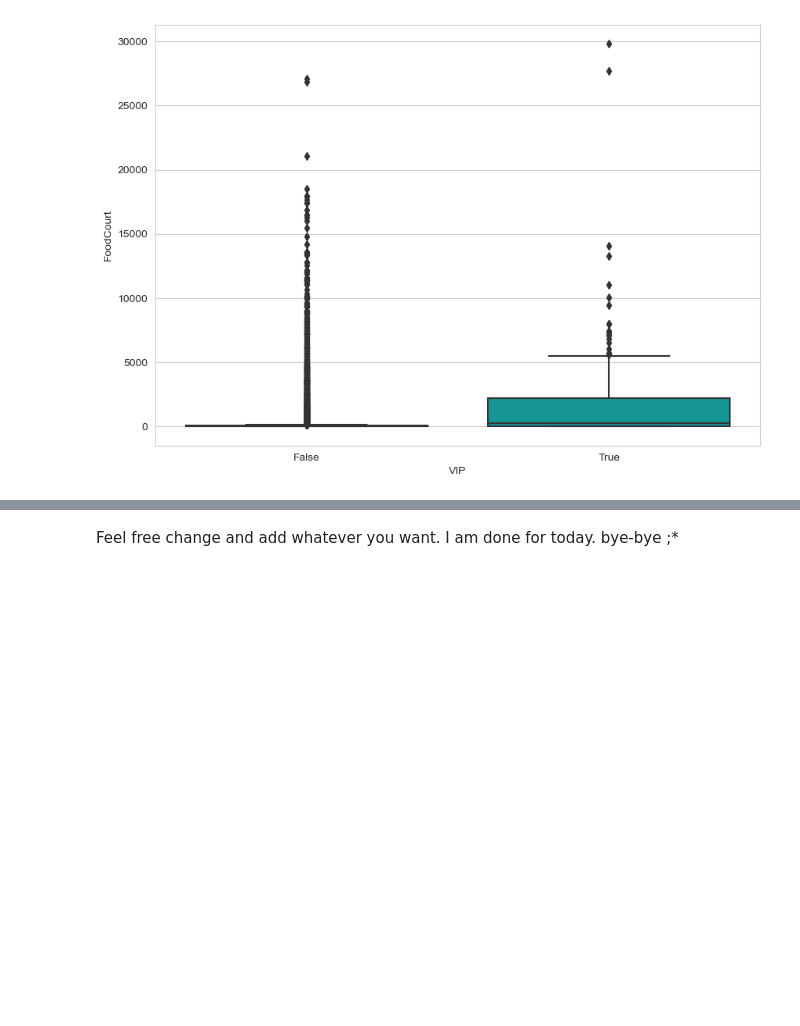
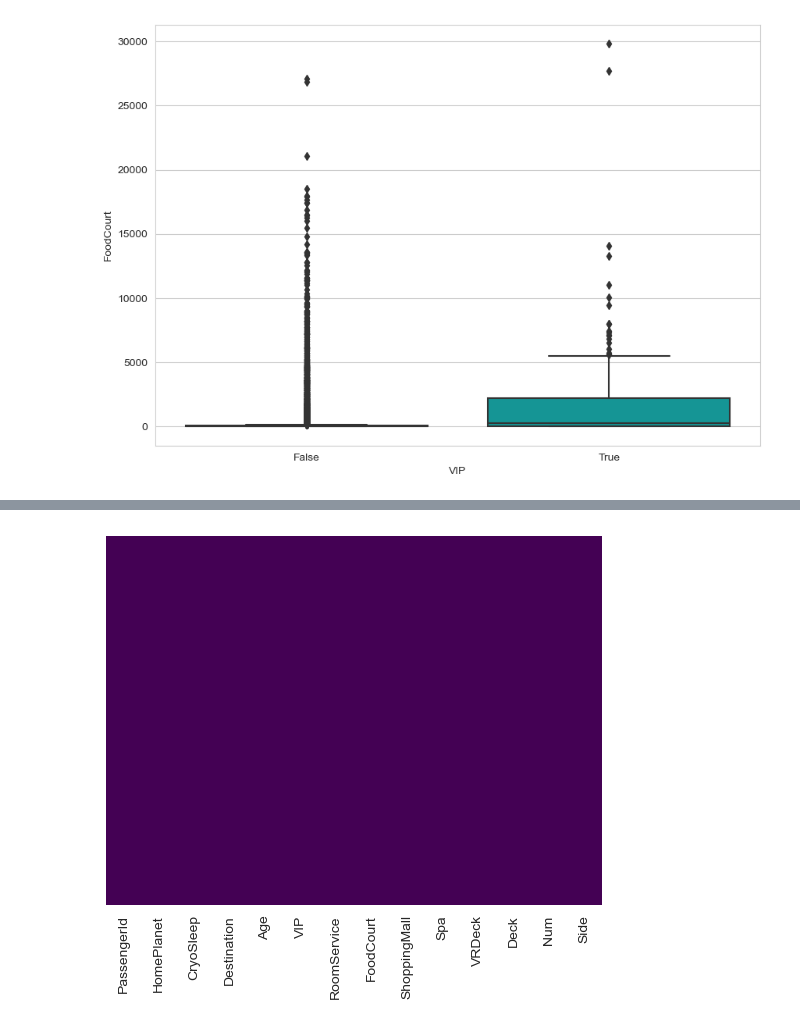
Before and after one commit to AnnaAnastasy/spaceship, a Jupyter notebook: spaceship.ipynb, the cells around one changed output, grey strips where cells are left out. Drawn from its saved outputs; the diff is of its cells as text; code cells hidden in the pictures; blank space fills up the shorter version.

```diff
--- a/spaceship.ipynb
+++ b/spaceship.ipynb
@@ -259,2 +319,5 @@ sns.heatmap(df_train.isnull(), yticklabels=False, cbar=False, cmap='viridis');
-# %% [markdown]
-Feel free change and add whatever you want. I am done for today. bye-bye ;*
+# %%
+# Testing data
+sns.heatmap(df_test.isnull(), yticklabels=False, cbar=False, cmap='viridis');
+# %% [output]
+[figure, added]
```
Also changed, not shown: parts of 39 cells of this notebook.
